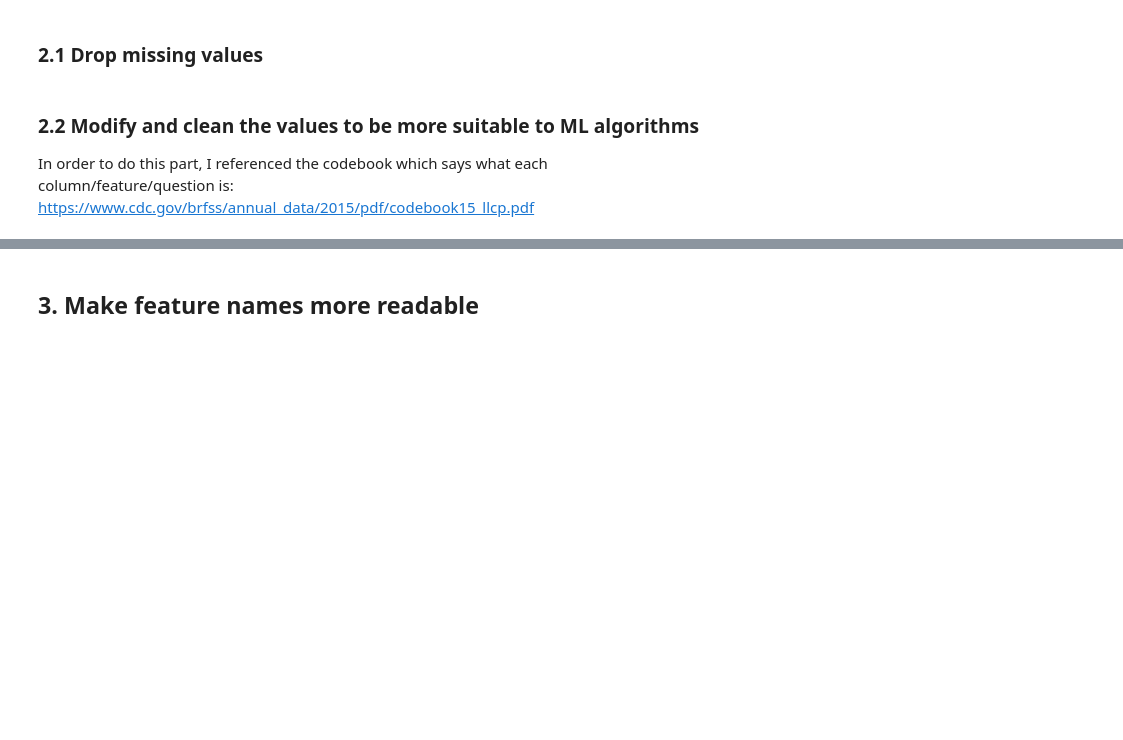
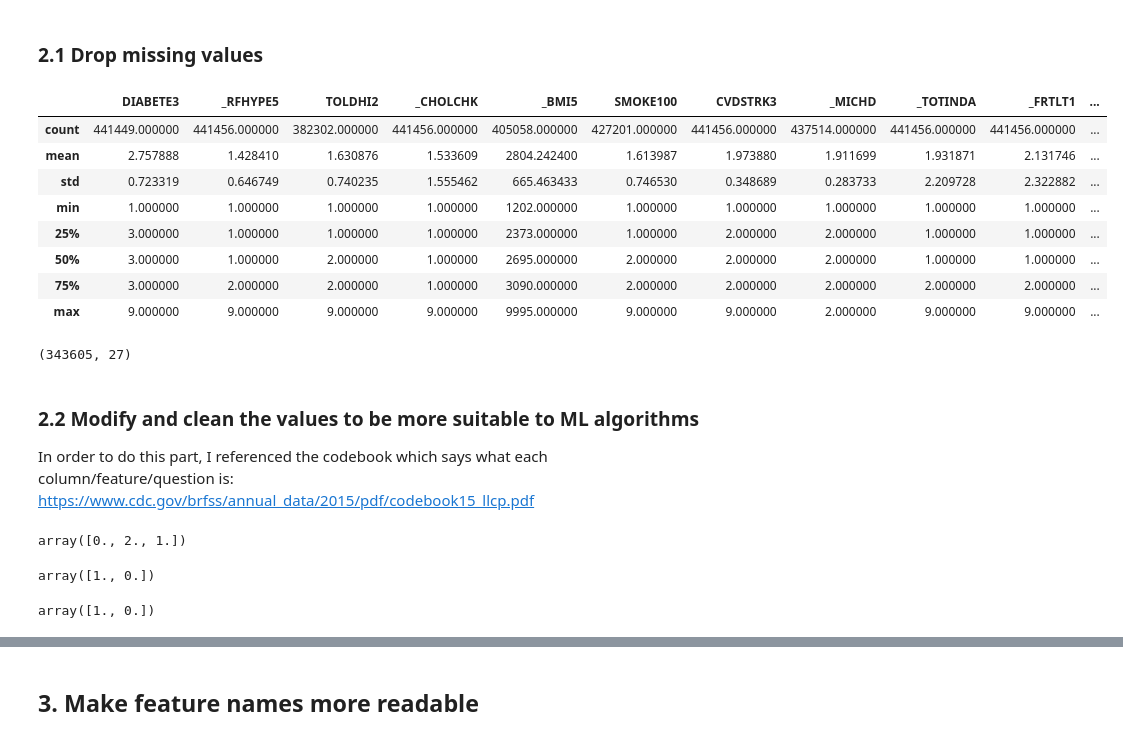
Before and after one commit to mdipinto1/m.c-squared-2, a Jupyter notebook: Data/diabetes-health-indicators-dataset-notebook.ipynb, the cells around one changed output, grey strips where cells are left out. Drawn from its saved outputs; the diff is of its cells as text; code cells hidden in the pictures; blank space fills up the shorter version.

```diff
--- a/Data/diabetes-health-indicators-dataset-notebook.ipynb
+++ b/Data/diabetes-health-indicators-dataset-notebook.ipynb
@@ -88,6 +88,8 @@ The **selected features** from the BRFSS 2015 dataset are:
 *   Fourteen-level age category --> _AGEG5YR
 *   What is the highest grade or year of school you completed? --> EDUCA
 *   Is your annual household income from all sources: (If respondent refuses at any income level, code "Refused.") --> INCOME2
+# %%
+columns_were_intered_in = ['PERSDOC2','CHECKUP1','HAVARTH3','ADDEPEV2','_RACE']
 # %% [markdown]
 ## 1. Get the data
 # %%
@@ -99,5 +101,4 @@ import random
 random.seed(1)
 # %%
 #read in the dataset (select 2015)
-year = '2015'
-brfss_2015_dataset = pd.read_csv(f'../input/behavioral-risk-factor-surveillance-system/{year}.csv')
+brfss_2015_dataset = pd.read_csv('./2015.csv')
@@ -123,6 +142,6 @@ brfss_df_selected = brfss_2015_dataset[['DIABETE3',
                                          '_RFDRHV5',
                                          'HLTHPLN1', 'MEDCOST',
                                          'GENHLTH', 'MENTHLTH', 'PHYSHLTH', 'DIFFWALK',
-                                         'SEX', '_AGEG5YR', 'EDUCA', 'INCOME2' ]]
+                                         'SEX', '_AGEG5YR', 'EDUCA', 'INCOME2' ]+columns_were_intered_in]
 # %%
 brfss_df_selected.shape
@@ -132,10 +160,24 @@ brfss_df_selected.head()
 ## 2. Clean the data
 # %% [markdown]
 ### 2.1 Drop missing values
+# %%
+brfss_df_selected.describe()
+# %% [output]
+|  | DIABETE3 | _RFHYPE5 | TOLDHI2 | _CHOLCHK | _BMI5 | SMOKE100 | CVDSTRK3 | _MICHD | _TOTINDA | _FRTLT1 | ... |
+| count | 441449.000000 | 441456.000000 | 382302.000000 | 441456.000000 | 405058.000000 | 427201.000000 | 441456.000000 | 437514.000000 | 441456.000000 | 441456.000000 | ... |
+| mean | 2.757888 | 1.428410 | 1.630876 | 1.533609 | 2804.242400 | 1.613987 | 1.973880 | 1.911699 | 1.931871 | 2.131746 | ... |
+| std | 0.723319 | 0.646749 | 0.740235 | 1.555462 | 665.463433 | 0.746530 | 0.348689 | 0.283733 | 2.209728 | 2.322882 | ... |
+| min | 1.000000 | 1.000000 | 1.000000 | 1.000000 | 1202.000000 | 1.000000 | 1.000000 | 1.000000 | 1.000000 | 1.000000 | ... |
+| 25% | 3.000000 | 1.000000 | 1.000000 | 1.000000 | 2373.000000 | 1.000000 | 2.000000 | 2.000000 | 1.000000 | 1.000000 | ... |
+| 50% | 3.000000 | 1.000000 | 2.000000 | 1.000000 | 2695.000000 | 2.000000 | 2.000000 | 2.000000 | 1.000000 | 1.000000 | ... |
+| 75% | 3.000000 | 2.000000 | 2.000000 | 1.000000 | 3090.000000 | 2.000000 | 2.000000 | 2.000000 | 2.000000 | 2.000000 | ... |
+| max | 9.000000 | 9.000000 | 9.000000 | 9.000000 | 9995.000000 | 9.000000 | 9.000000 | 2.000000 | 9.000000 | 9.000000 | ... |
 # %%
 #Drop Missing Values - knocks 100,000 rows out right away
 brfss_df_selected = brfss_df_selected.dropna()
 brfss_df_selected.shape
+# %% [output]
+(343605, 27)
 # %% [markdown]
 ### 2.2 Modify and clean the values to be more suitable to ML algorithms
 In order to do this part, I referenced the codebook which says what each column/feature/question is: https://www.cdc.gov/brfss/annual_data/2015/pdf/codebook15_llcp.pdf
@@ -148,12 +190,16 @@ brfss_df_selected['DIABETE3'] = brfss_df_selected['DIABETE3'].replace({2:0, 3:0,
 brfss_df_selected = brfss_df_selected[brfss_df_selected.DIABETE3 != 7]
 brfss_df_selected = brfss_df_selected[brfss_df_selected.DIABETE3 != 9]
 brfss_df_selected.DIABETE3.unique()
+# %% [output]
+array([0., 2., 1.])
 # %%
 #1 _RFHYPE5
 #Change 1 to 0 so it represetnts No high blood pressure and 2 to 1 so it represents high blood pressure
 brfss_df_selected['_RFHYPE5'] = brfss_df_selected['_RFHYPE5'].replace({1:0, 2:1})
 brfss_df_selected = brfss_df_selected[brfss_df_selected._RFHYPE5 != 9]
 brfss_df_selected._RFHYPE5.unique()
+# %% [output]
+array([1., 0.])
 # %%
 #2 TOLDHI2
 # Change 2 to 0 because it is No
@@ -163,6 +209,8 @@ brfss_df_selected['TOLDHI2'] = brfss_df_selected['TOLDHI2'].replace({2:0})
 brfss_df_selected = brfss_df_selected[brfss_df_selected.TOLDHI2 != 7]
 brfss_df_selected = brfss_df_selected[brfss_df_selected.TOLDHI2 != 9]
 brfss_df_selected.TOLDHI2.unique()
+# %% [output]
+array([1., 0.])
 # %%
 #3 _CHOLCHK
 # Change 3 to 0 and 2 to 0 for Not checked cholesterol in past 5 years
```
Also changed, not shown: parts of 49 cells of this notebook, 1 other file.
